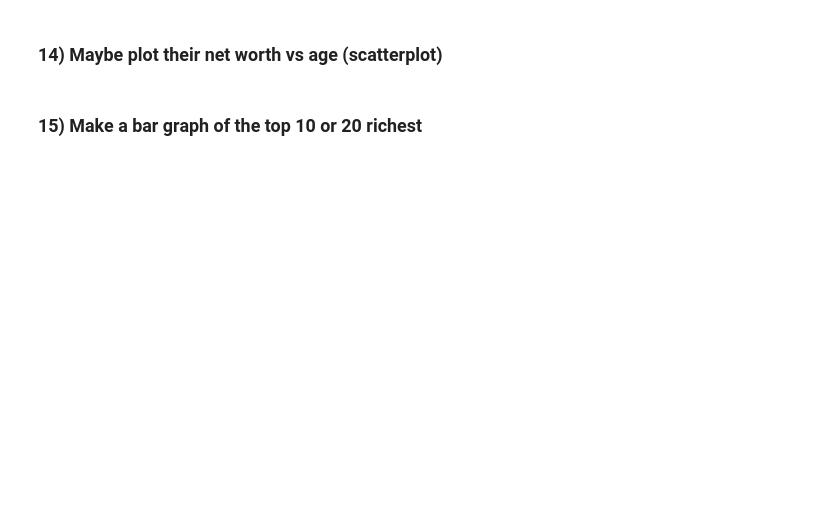
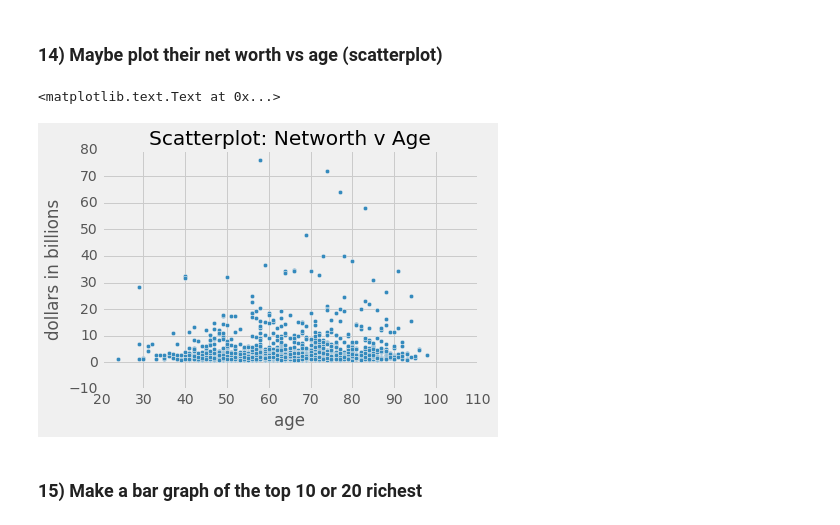
Before and after one commit to mercye/foundations-homework, a Jupyter notebook: 07/Homework_7_Emelike.ipynb, the cells around one changed output. Drawn from its saved outputs; the diff is of its cells as text; code cells hidden in the pictures; blank space fills up the shorter version.

```diff
--- a/07/Homework_7_Emelike.ipynb
+++ b/07/Homework_7_Emelike.ipynb
@@ -267,4 +570,11 @@ Name: networthusbillion, dtype: float64
 # %% [markdown]
 ### 14) Maybe plot their net worth vs age (scatterplot)
+# %%
+ax = recent.plot.scatter('age','networthusbillion')
+ax.set_ylabel('dollars in billions')
+plt.title('Scatterplot: Networth v Age')
+# %% [output]
+<matplotlib.text.Text at 0x...>
+[figure, added]
 # %% [markdown]
 ### 15) Make a bar graph of the top 10 or 20 richest
```
Also changed, not shown: parts of 36 cells of this notebook, 17 other files.
